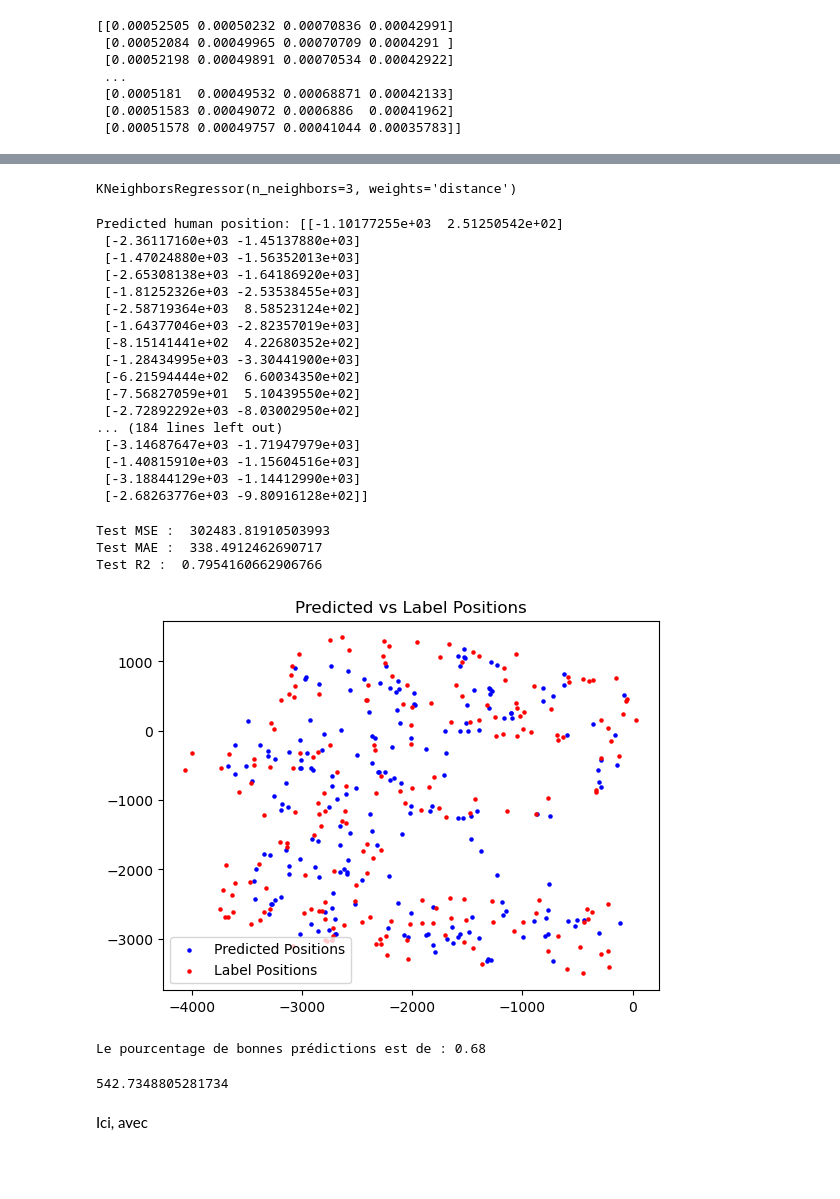
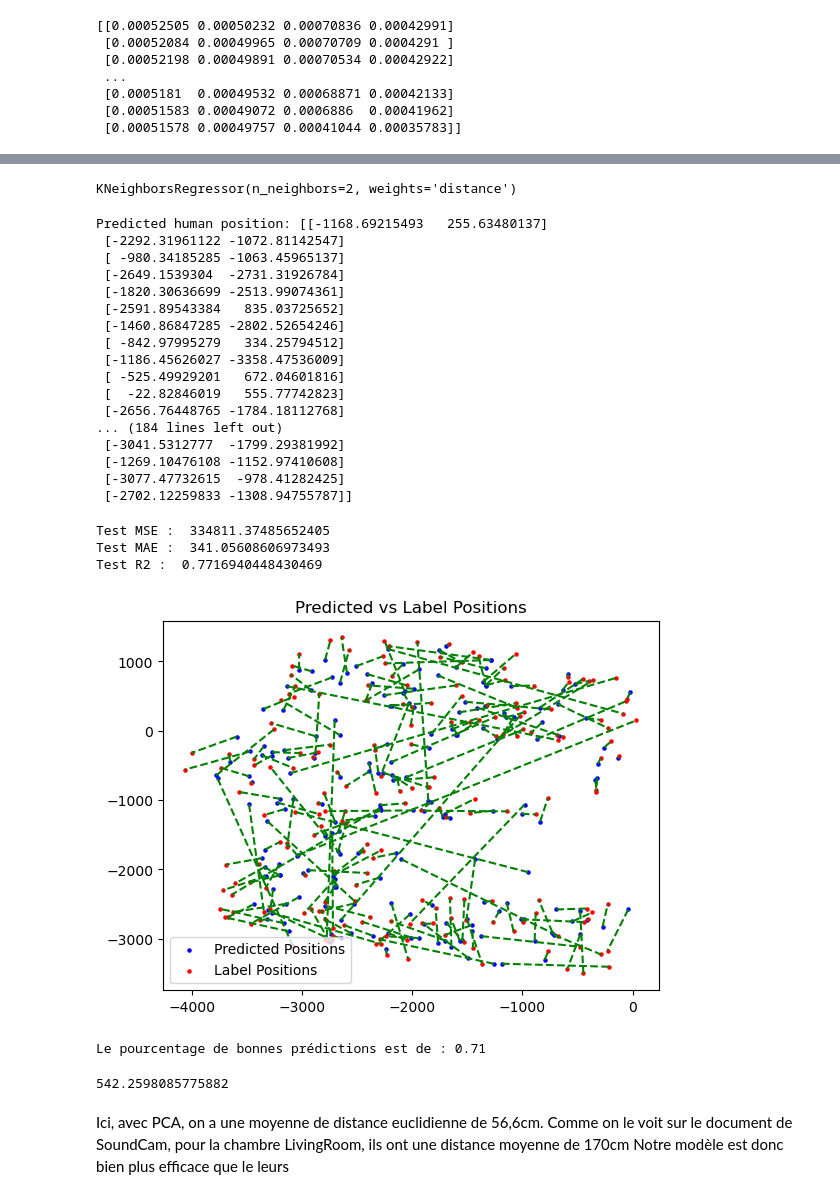
Before and after one commit to Alhuuin/ia_data_hack_acoustic, a Jupyter notebook: acoustic_knn.ipynb, the cells around one changed output, grey strips where cells are left out. Drawn from its saved outputs; the diff is of its cells as text; code cells hidden in the pictures; blank space fills up the shorter version.

```diff
--- a/acoustic_knn.ipynb
+++ b/acoustic_knn.ipynb
@@ -67,8 +67,8 @@ plt.show()
 [figure]
 # %%
 #On récupère les données RIR : Room Impulse Response
-rir = np.load('data/LivingRoom_preprocessed_hack/Human1/deconvoled_trim.npy')
-rir
+rir_data = np.load('data/LivingRoom_preprocessed_hack/Human1/deconvoled_trim.npy')
+rir_data
 # %% [output]
 array([[[ 9.07240337e-06,  1.71257434e-05,  1.22597794e-05, ...,
           8.86178623e-06,  1.40686043e-05,  1.06616626e-05],
@@ -87,3 +87,9 @@ array([[[ 9.07240337e-06,  1.71257434e-05,  1.22597794e-05, ...,
         [-4.47002685e-06,  5.33304410e-06,  8.83690245e-06, ...,
           1.00034840e-05,  4.90839875e-06,  1.29770433e-05]]],
       dtype=float32)
+# %%
+print(rir_data.shape[2])
+num_rows = rir_data.shape[2]
+thirty_percent_index = int(0.3 * num_rows)
+rir = rir_data[:, :, :thirty_percent_index]
+print(rir_first_30_percent.shape)
@@ -166,34 +182,34 @@ print(normalized_RMS)
 X_train, X_test, y_train, y_test = train_test_split(normalized_RMS, human_position, test_size=0.2, random_state=42)
 # %%
 #On initialise notre Knn en prenant en compte 3 voisins
-k = 3
+k = 2
 knn = KNeighborsRegressor(n_neighbors=k, weights='distance')
 knn.fit(X_train, y_train)
 # %% [output]
-KNeighborsRegressor(n_neighbors=3, weights='distance')
+KNeighborsRegressor(n_neighbors=2, weights='distance')
 # %%
 #Avec notre Knn, on essaye de prédire la position de l'humain sur toutes les données de test
 #predicted_position = knn.predict(query_RMS)
 predicted_position = knn.predict(X_test)
 print("Predicted human position:", predicted_position)
 # %% [output]
-Predicted human position: [[-1.10177255e+03  2.51250542e+02]
- [-2.36117160e+03 -1.45137880e+03]
- [-1.47024880e+03 -1.56352013e+03]
- [-2.65308138e+03 -1.64186920e+03]
- [-1.81252326e+03 -2.53538455e+03]
- [-2.58719364e+03  8.58523124e+02]
- [-1.64377046e+03 -2.82357019e+03]
- [-8.15141441e+02  4.22680352e+02]
- [-1.28434995e+03 -3.30441900e+03]
- [-6.21594444e+02  6.60034350e+02]
- [-7.56827059e+01  5.10439550e+02]
- [-2.72892292e+03 -8.03002950e+02]
+Predicted human position: [[-1168.69215493   255.63480137]
+ [-2292.31961122 -1072.81142547]
+ [ -980.34185285 -1063.45965137]
+ [-2649.1539304  -2731.31926784]
+ [-1820.30636699 -2513.99074361]
+ [-2591.89543384   835.03725652]
+ [-1460.86847285 -2802.52654246]
+ [ -842.97995279   334.25794512]
+ [-1186.45626027 -3358.47536009]
+ [ -525.49929201   672.04601816]
+ [  -22.82846019   555.77742823]
+ [-2656.76448765 -1784.18112768]
 ... (184 lines left out)
- [-3.14687647e+03 -1.71947979e+03]
- [-1.40815910e+03 -1.15604516e+03]
- [-3.18844129e+03 -1.14412990e+03]
- [-2.68263776e+03 -9.80916128e+02]]
+ [-3041.5312777  -1799.29381992]
+ [-1269.10476108 -1152.97410608]
+ [-3077.47732615  -978.41282425]
+ [-2702.12259833 -1308.94755787]]
 # %%
 from sklearn.metrics import mean_squared_error
 from sklearn.metrics import mean_absolute_error
@@ -207,20 +223,23 @@ print("Test MSE : ", mse)
 print("Test MAE : ", mae)
 print("Test R2 : ", r2)
 # %% [output]
-Test MSE :  302483.81910503993
-Test MAE :  338.4912462690717
-Test R2 :  0.7954160662906766
+Test MSE :  334811.37485652405
+Test MAE :  341.05608606973493
+Test R2 :  0.7716940448430469
 # %%
 #On montre un graph représentant la chambre, avec :
 # - En point bleu, les positions humaines que notre Knn à prédit
 # - En point rouge, les vraies positions des humains dans chaque test
+# - Les lignes vertes connectent la valeur prédite à son label
 plt.scatter(predicted_position[:, 0], predicted_position[:, 1], color='blue', label='Predicted Positions', s=5)
 plt.scatter(y_test[:, 0], y_test[:, 1], color='red', label='Label Positions', s=5)
+for i in range(len(predicted_position)):
+    plt.plot([predicted_position[i][0], y_test[i][0]], [predicted_position[i][1], y_test[i][1]], color='green', linestyle='--')
 plt.title('Predicted vs Label Positions')
 plt.legend()
 plt.show()
 # %% [output]
-[figure, old version]
+[figure, new version]
 # %%
 #Donne le pourcentage de bon résultat en fonction d'une intervalle
 #L'intervalle définit le degré d'acceptation pour dire si la coordonée prédite est la même que celle du test
@@ -234,11 +253,9 @@ for i in range(0, len(predicted_position)):
 
 print("Le pourcentage de bonnes prédictions est de : " + str(good_result / len(predicted_position)))
 # %% [output]
-Le pourcentage de bonnes prédictions est de : 0.68
+Le pourcentage de bonnes prédictions est de : 0.71
 # %%
 #Donne la distance Euclidienne moyenne entre les labels et les valeurs prédite en mm
-#eucl = np.sqrt(np.mean((predicted_position - y_test)**2))
-#print(eucl)
 def euclidean_distance(predicted_position, y_test):
     diff = y_test - predicted_position
     dist = np.linalg.norm(diff, axis=1)
@@ -249,6 +266,8 @@ mean_dist = np.mean(disst)
 
 print(mean_dist)
 # %% [output]
-542.7348805281734
+542.2598085775882
-# %% [markdown]
-Ici, avec
+# %% [markdown]
+Ici, avec PCA, on a une moyenne de distance euclidienne de 56,6cm.
+Comme on le voit sur le document de SoundCam, pour la chambre LivingRoom, ils ont une distance moyenne de 170cm
+Notre modèle est donc bien plus efficace que le leurs
```
Also changed, not shown: parts of 5 cells of this notebook.
